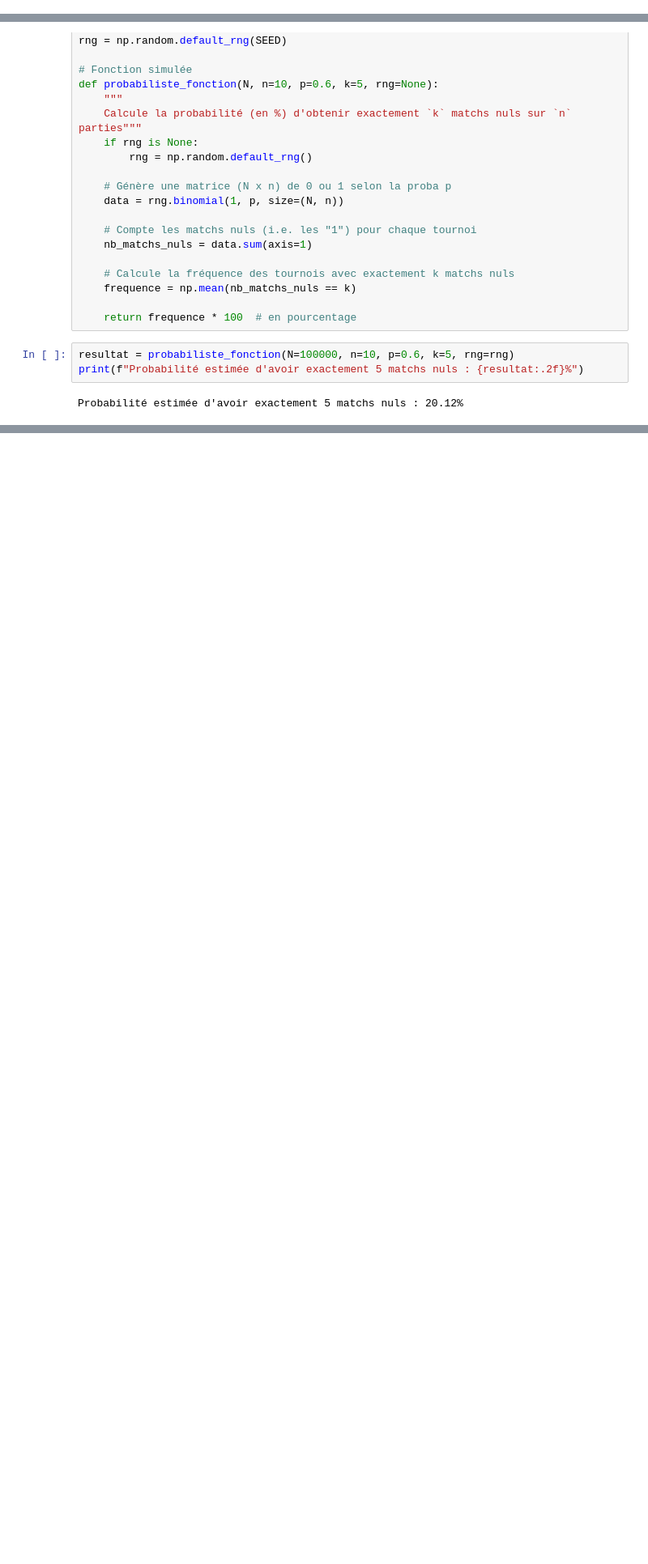
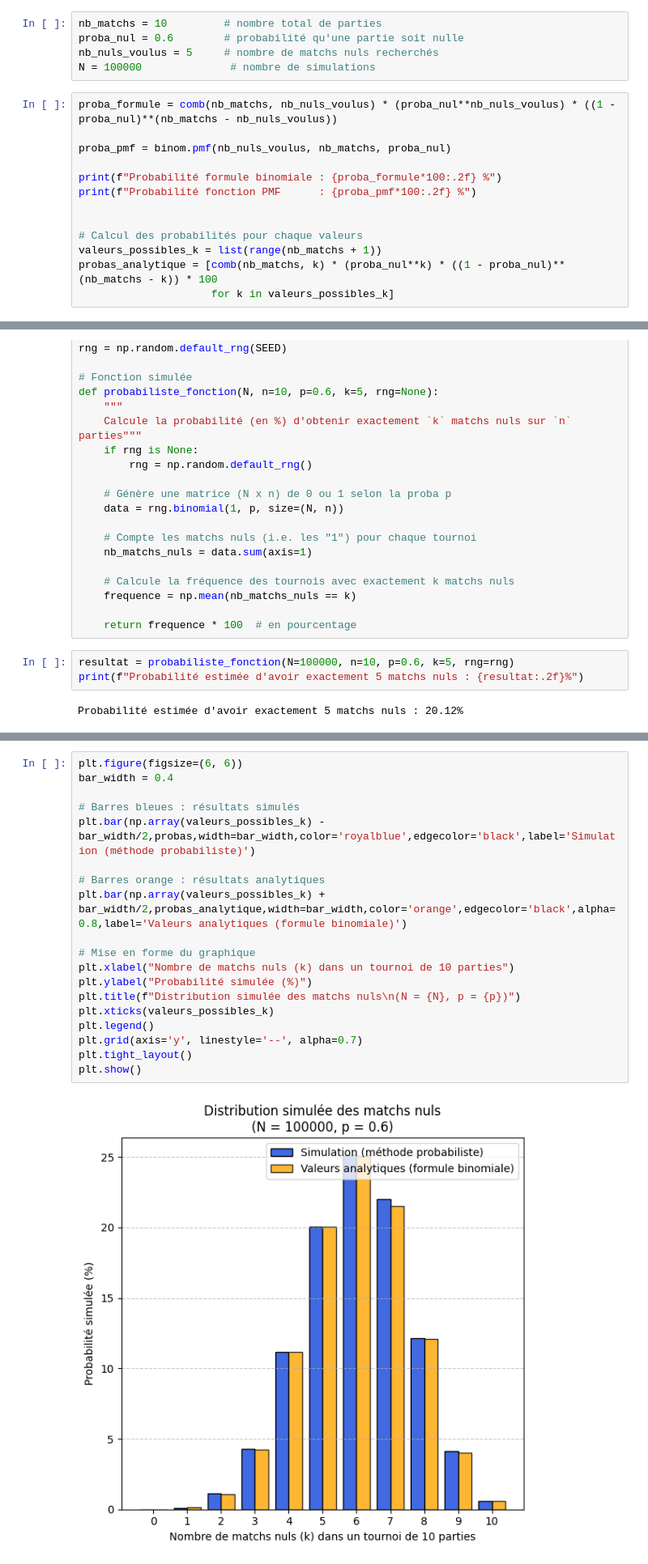
Before and after one commit to BentekhiciFarah/Proba_Miage, a Jupyter notebook: TP3.ipynb, the cells around one changed output, grey strips where cells are left out. Shown: that part at 81% size. Drawn from its saved outputs; the diff is of its cells as text; blank space fills up the shorter version.

Commit message:
Ajout de la methode analytique

```diff
--- a/TP3.ipynb
+++ b/TP3.ipynb
@@ -15,0 +37,18 @@ import random
+# %%
+nb_matchs = 10         # nombre total de parties
+proba_nul = 0.6        # probabilité qu'une partie soit nulle
+nb_nuls_voulus = 5     # nombre de matchs nuls recherchés
+N = 100000              # nombre de simulations
+# %%
+proba_formule = comb(nb_matchs, nb_nuls_voulus) * (proba_nul**nb_nuls_voulus) * ((1 - proba_nul)**(nb_matchs - nb_nuls_voulus))
+
+proba_pmf = binom.pmf(nb_nuls_voulus, nb_matchs, proba_nul)
+
+print(f"Probabilité formule binomiale : {proba_formule*100:.2f} %")
+print(f"Probabilité fonction PMF      : {proba_pmf*100:.2f} %")
+
+
+# Calcul des probabilités pour chaque valeurs
+valeurs_possibles_k = list(range(nb_matchs + 1))
+probas_analytique = [comb(nb_matchs, k) * (proba_nul**k) * ((1 - proba_nul)**(nb_matchs - k)) * 100
+                     for k in valeurs_possibles_k]
@@ -162,0 +223,21 @@ plt.show()
+# %%
+plt.figure(figsize=(6, 6))
+bar_width = 0.4
+
+# Barres bleues : résultats simulés
+plt.bar(np.array(valeurs_possibles_k) - bar_width/2,probas,width=bar_width,color='royalblue',edgecolor='black',label='Simulation (méthode probabiliste)')
+
+# Barres orange : résultats analytiques
+plt.bar(np.array(valeurs_possibles_k) + bar_width/2,probas_analytique,width=bar_width,color='orange',edgecolor='black',alpha=0.8,label='Valeurs analytiques (formule binomiale)')
+
+# Mise en forme du graphique
+plt.xlabel("Nombre de matchs nuls (k) dans un tournoi de 10 parties")
+plt.ylabel("Probabilité simulée (%)")
+plt.title(f"Distribution simulée des matchs nuls\n(N = {N}, p = {p})")
+plt.xticks(valeurs_possibles_k)
+plt.legend()
+plt.grid(axis='y', linestyle='--', alpha=0.7)
+plt.tight_layout()
+plt.show()
+# %% [output]
+[figure, added]
```
Also changed, not shown: parts of 11 cells of this notebook.
